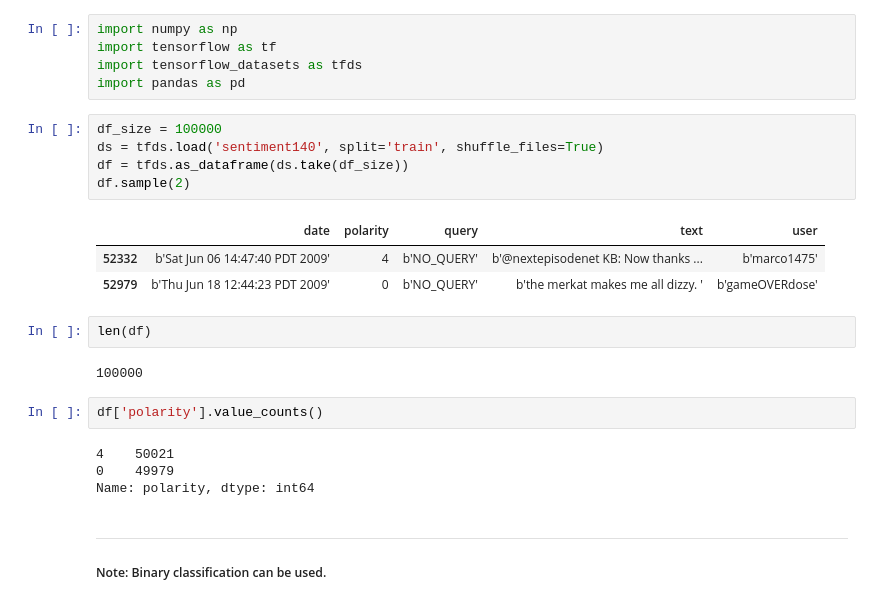
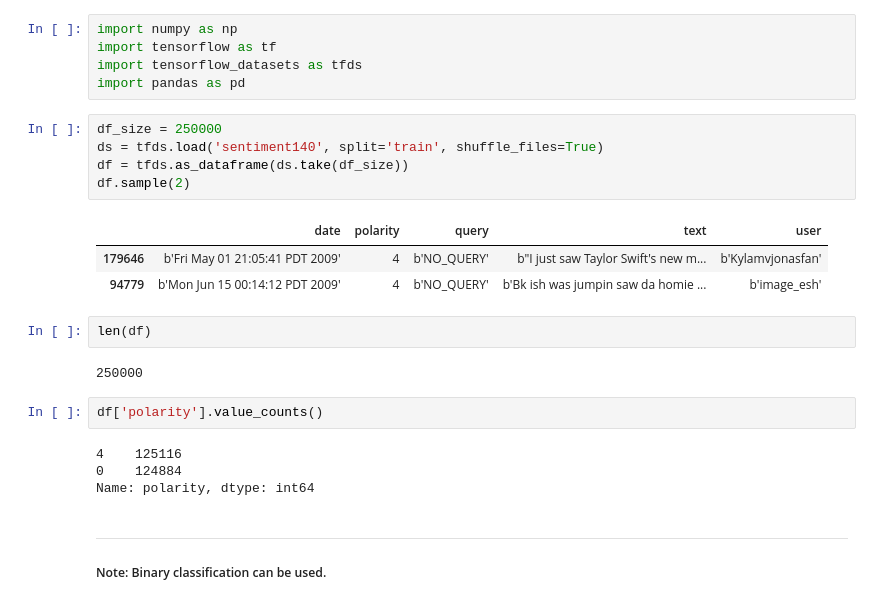
Before and after one commit to jakelourie1502/RNN_from_scratch_compared_to_Keras, a Jupyter notebook: RNN_from_scratch.ipynb, the cells around one changed output. Cells and saved outputs as stored; diff of their text form.

```diff
--- a/RNN_from_scratch.ipynb
+++ b/RNN_from_scratch.ipynb
@@ -4,23 +4,23 @@ import tensorflow as tf
 import tensorflow_datasets as tfds
 import pandas as pd
 # %%
-df_size = 100000
+df_size = 250000
 ds = tfds.load('sentiment140', split='train', shuffle_files=True)
 df = tfds.as_dataframe(ds.take(df_size))
 df.sample(2)
 # %% [output]
 |  | date | polarity | query | text | user |
-| 52332 | b'Sat Jun 06 14:47:40 PDT 2009' | 4 | b'NO_QUERY' | b'@nextepisodenet KB: Now thanks ... | b'marco1475' |
-| 52979 | b'Thu Jun 18 12:44:23 PDT 2009' | 0 | b'NO_QUERY' | b'the merkat makes me all dizzy. ' | b'gameOVERdose' |
+| 179646 | b'Fri May 01 21:05:41 PDT 2009' | 4 | b'NO_QUERY' | b"I just saw Taylor Swift's new m... | b'Kylamvjonasfan' |
+| 94779 | b'Mon Jun 15 00:14:12 PDT 2009' | 4 | b'NO_QUERY' | b'Bk ish was jumpin saw da homie ... | b'image_esh' |
 # %%
 len(df)
 # %% [output]
-100000
+250000
 # %%
 df['polarity'].value_counts()
 # %% [output]
-4    50021
-0    49979
+4    125116
+0    124884
 Name: polarity, dtype: int64
 # %% [markdown]
 ---
```
Also changed, not shown: parts of 50 cells of this notebook.
